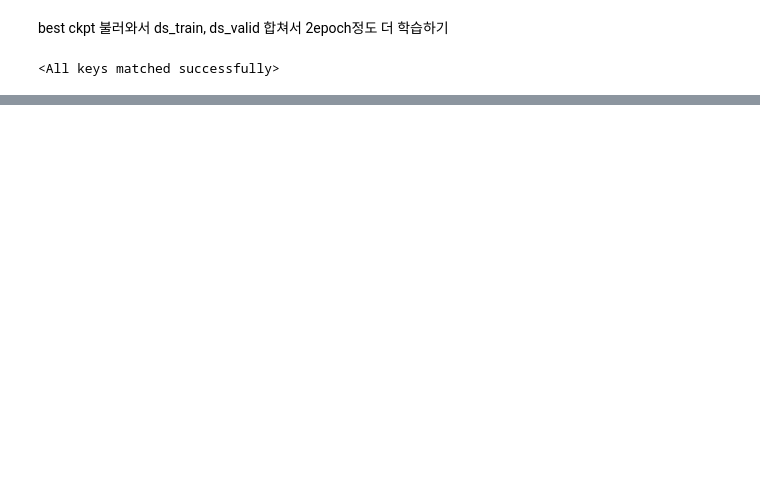
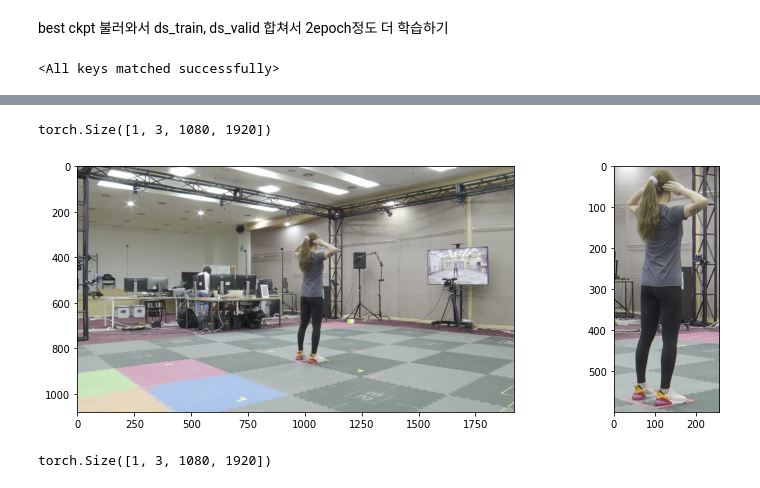
Before and after one commit to Kitsunetic/motion-keypoint, a Jupyter notebook: box 학습.ipynb, the cells around one changed output, grey strips where cells are left out. Saved outputs shown, nothing was run; the diff lists cells and outputs as text; code cells hidden in the pictures; blank space fills up the shorter version.

Commit message:
train box

```diff
--- a/box 학습.ipynb
+++ b/box 학습.ipynb
@@ -272,0 +269,9 @@ HRNet이 고정된 이미지 사이즈를 받는지를 우선 확인해보는게
+# %%
+def cut_box(im, box):
+    plt.figure(figsize=(12, 4))
+    plt.subplot(1, 2, 1)
+    plt.imshow(im)
+    plt.subplot(1, 2, 2)
+    plt.imshow(im[box[1] : box[3], box[0] : box[2]])
+    plt.tight_layout()
+    plt.show()
@@ -272,0 +282,20 @@ HRNet이 고정된 이미지 사이즈를 받는지를 우선 확인해보는게
+# %%
+im = imageio.imread("data/ori/train_imgs/001-1-1-01-Z17_A-0000001.jpg")
+x = torch.tensor(im, dtype=torch.float32).permute(2, 0, 1).unsqueeze(0).cuda(non_blocking=True) / 255.0
+x.shape
+# %% [output]
+torch.Size([1, 3, 1080, 1920])
+# %%
+box = box_model(x)[0]["boxes"]
+# %%
+p = box.cpu().type(torch.int64).tolist()[0]
+# %%
+cut_box(im, p)
+# %% [output]
+[figure, added]
+# %%
+im = imageio.imread("data/ori/test_imgs/713-3-5-35-Z94_A-0000023.jpg")
+x = torch.tensor(im, dtype=torch.float32).permute(2, 0, 1).unsqueeze(0).cuda(non_blocking=True) / 255.0
+x.shape
+# %% [output]
+torch.Size([1, 3, 1080, 1920])
```
Also changed, not shown: parts of 30 cells of this notebook, 3 other files.
